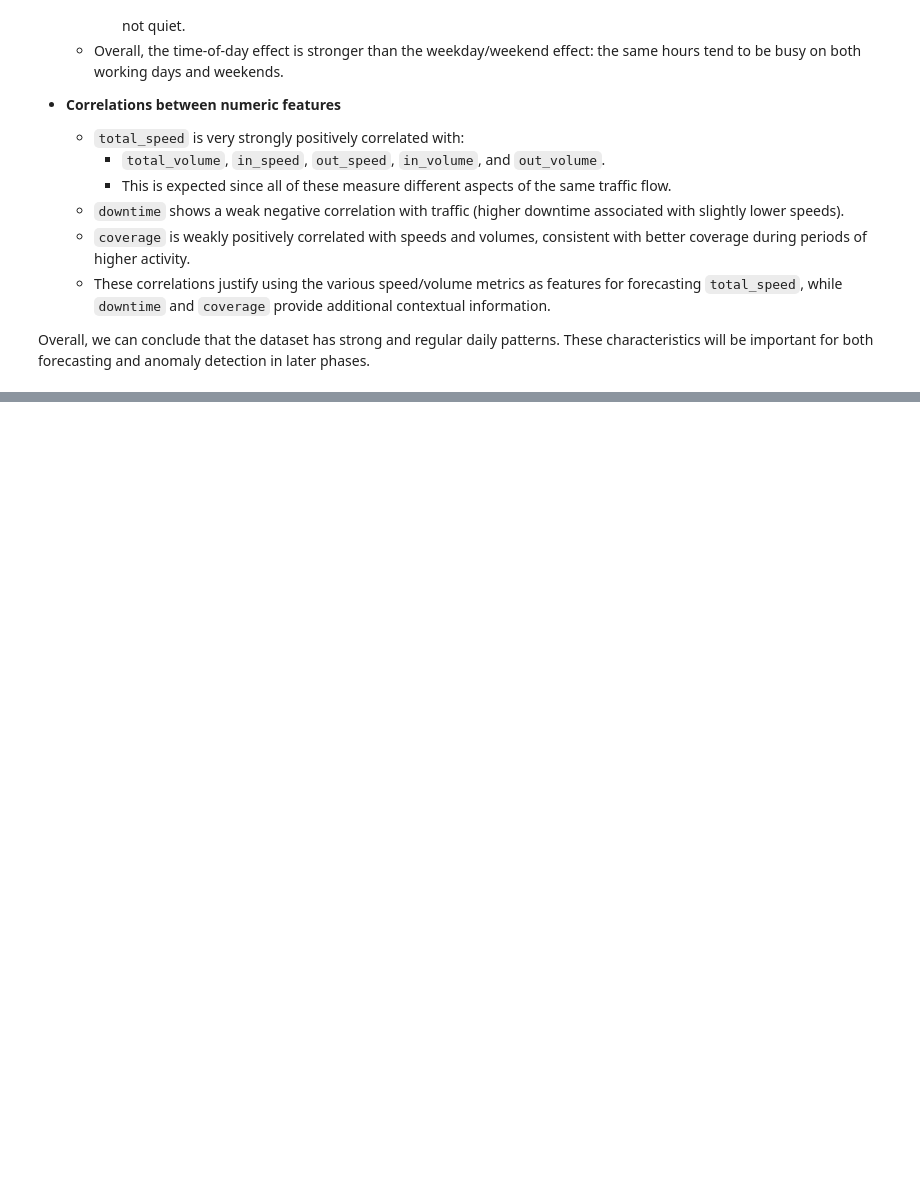
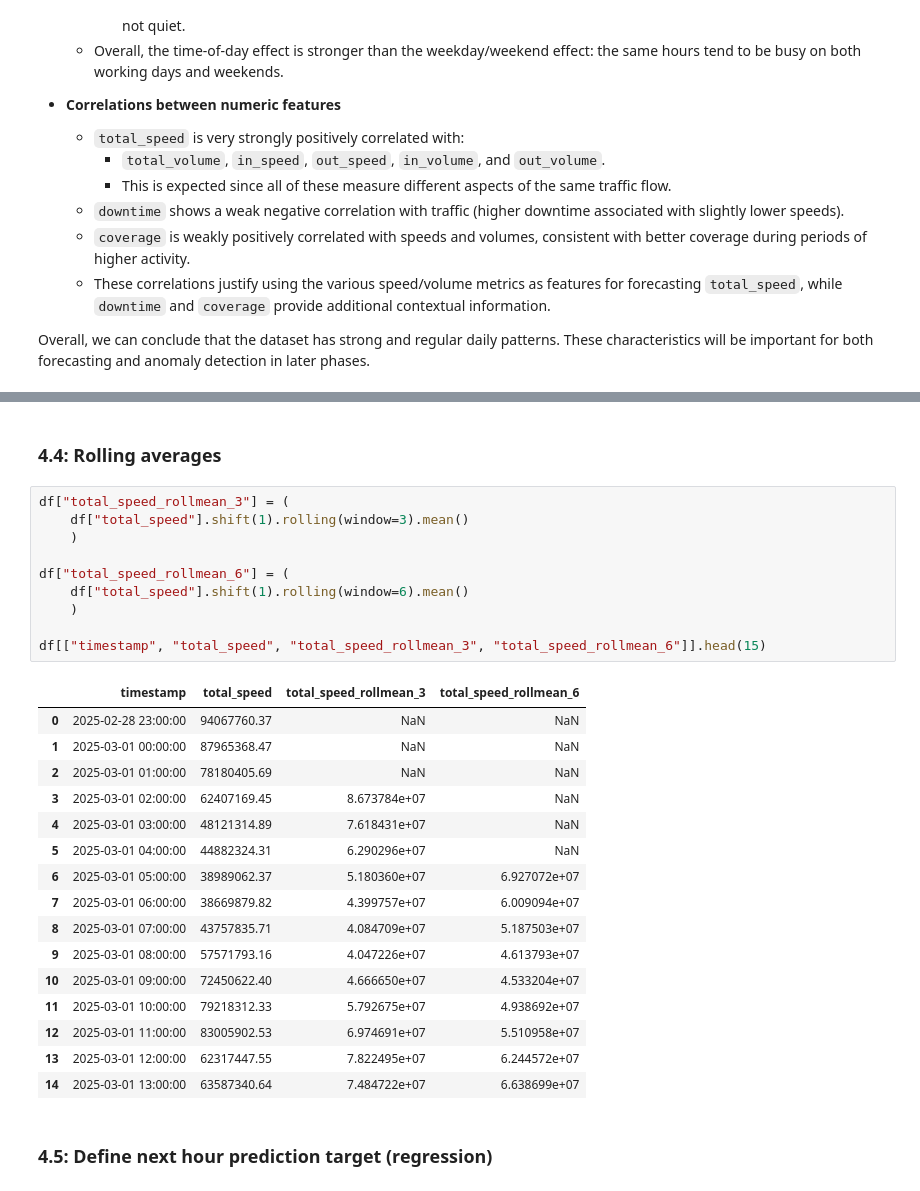
Before and after one commit to Ayatelawej/EC558_project, a Jupyter notebook: notebooks/EC558_core_pipeline.ipynb, the cells around one changed output, grey strips where cells are left out. Saved outputs shown, nothing was run; the diff lists cells and outputs as text; blank space fills up the shorter version.

```diff
--- a/notebooks/EC558_core_pipeline.ipynb
+++ b/notebooks/EC558_core_pipeline.ipynb
@@ -684,0 +744,31 @@ Overall, we can conclude that the dataset has strong and regular daily patterns.
+# %% [markdown]
+<h3>4.4: Rolling averages </h3>
+# %%
+df["total_speed_rollmean_3"] = (
+    df["total_speed"].shift(1).rolling(window=3).mean()
+    )
+
+df["total_speed_rollmean_6"] = (
+    df["total_speed"].shift(1).rolling(window=6).mean()
+    )
+
+df[["timestamp", "total_speed", "total_speed_rollmean_3", "total_speed_rollmean_6"]].head(15)
+# %% [output]
+|  | timestamp | total_speed | total_speed_rollmean_3 | total_speed_rollmean_6 |
+| 0 | 2025-02-28 23:00:00 | 94067760.37 | NaN | NaN |
+| 1 | 2025-03-01 00:00:00 | 87965368.47 | NaN | NaN |
+| 2 | 2025-03-01 01:00:00 | 78180405.69 | NaN | NaN |
+| 3 | 2025-03-01 02:00:00 | 62407169.45 | 8.673784e+07 | NaN |
+| 4 | 2025-03-01 03:00:00 | 48121314.89 | 7.618431e+07 | NaN |
+| 5 | 2025-03-01 04:00:00 | 44882324.31 | 6.290296e+07 | NaN |
+| 6 | 2025-03-01 05:00:00 | 38989062.37 | 5.180360e+07 | 6.927072e+07 |
+| 7 | 2025-03-01 06:00:00 | 38669879.82 | 4.399757e+07 | 6.009094e+07 |
+| 8 | 2025-03-01 07:00:00 | 43757835.71 | 4.084709e+07 | 5.187503e+07 |
+| 9 | 2025-03-01 08:00:00 | 57571793.16 | 4.047226e+07 | 4.613793e+07 |
+| 10 | 2025-03-01 09:00:00 | 72450622.40 | 4.666650e+07 | 4.533204e+07 |
+| 11 | 2025-03-01 10:00:00 | 79218312.33 | 5.792675e+07 | 4.938692e+07 |
+| 12 | 2025-03-01 11:00:00 | 83005902.53 | 6.974691e+07 | 5.510958e+07 |
+| 13 | 2025-03-01 12:00:00 | 62317447.55 | 7.822495e+07 | 6.244572e+07 |
+| 14 | 2025-03-01 13:00:00 | 63587340.64 | 7.484722e+07 | 6.638699e+07 |
+# %% [markdown]
+<h3>4.5: Define next hour prediction target (regression)</h3>
```
Also changed, not shown: parts of 20 cells of this notebook, 3 other files.
